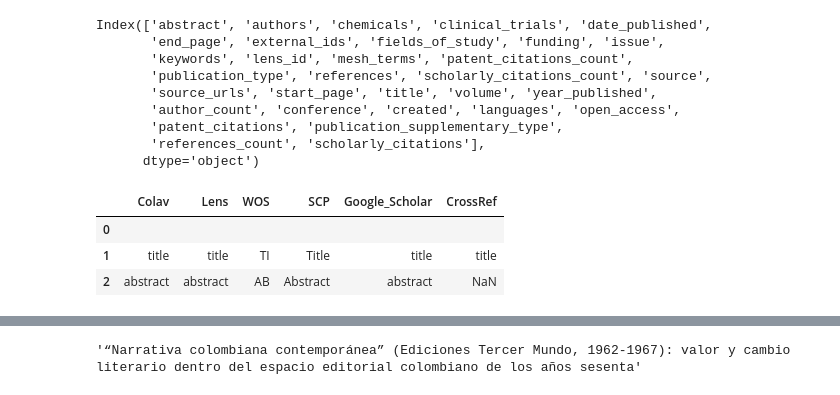
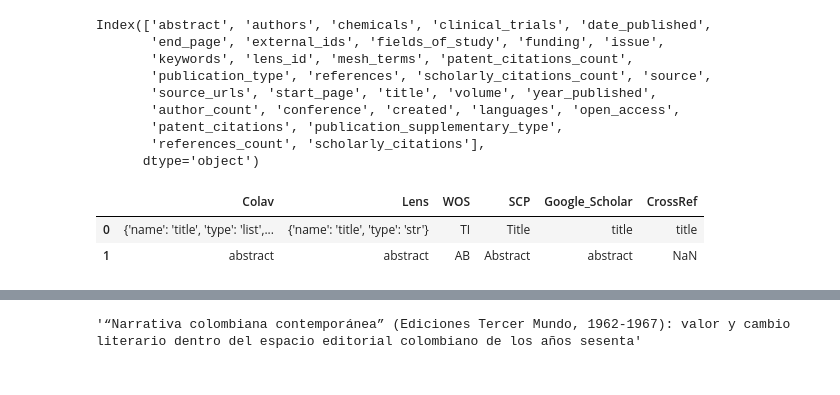
Before and after one commit to restrepo/rest-api-doc, a Jupyter notebook: code/lens.ipynb, the cells around one changed output, grey strips where cells are left out. Cells and saved outputs as stored; diff of their text form; code cells hidden in the pictures.

```diff
--- a/code/lens.ipynb
+++ b/code/lens.ipynb
@@ -137,20 +137,25 @@ Index(['abstract', 'authors', 'chemicals', 'clinical_trials', 'date_published',
       dtype='object')
 # %%
 columns=[
-    {'Colav':'','Lens':'','WOS' :'','SCP':'','Google_Scholar':'','CrossRef':''},
+    #{'Colav':'','Lens':'','WOS' :'','SCP':'','Google_Scholar':'','CrossRef':''},
     {'Colav':{'name':'title',
-              'type':list
-              'value':['name' :None,
-                       'type' :dict,
+              'type':'list',
+              'value':[{'name' :None,
+                       'type' :'dict',
                        'value':{'name':'en',
-                                'type':str}}]},
+                                'type':'str'
+                               }
+                      }]
+              },
      'Lens':{'name':'title',
-             'type':str},'WOS' :'TI','SCP':'Title','Google_Scholar':'title','CrossRef':'title'},
-    {'Colav':'abstract','Lens':'abstract','WOS' :'AB','SCP':'Abstract','Google_Scholar':'abstract'}
+             'type':'str'},'WOS' :'TI','SCP':'Title','Google_Scholar':'title','CrossRef':'title'
+    },
+    {'Colav':'abstract','Lens':'abstract','WOS' :'AB','SCP':'Abstract','Google_Scholar':'abstract'
+    }
 ]
-pd.DataFrame(columns)
+data=pd.DataFrame(columns)
+data
 # %% [output]
 |  | Colav | Lens | WOS | SCP | Google_Scholar | CrossRef |
-| 0 |  |  |  |  |  |  |
-| 1 | title | title | TI | Title | title | title |
-| 2 | abstract | abstract | AB | Abstract | abstract | NaN |
+| 0 | {'name': 'title', 'type': 'list',... | {'name': 'title', 'type': 'str'} | TI | Title | title | title |
+| 1 | abstract | abstract | AB | Abstract | abstract | NaN |
```
Also changed, not shown: parts of 5 cells of this notebook.
